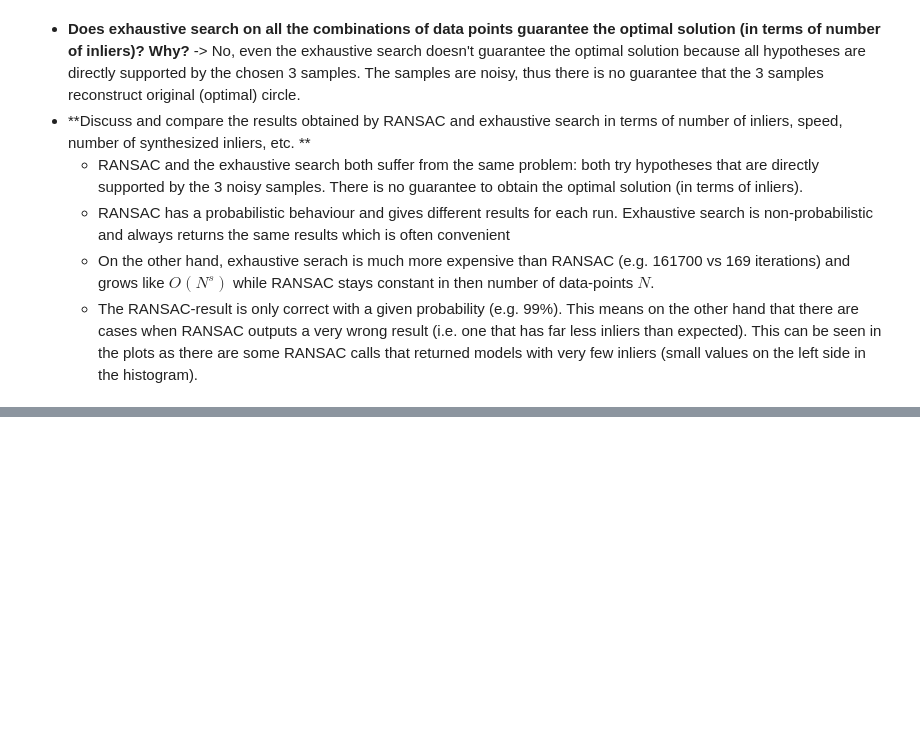
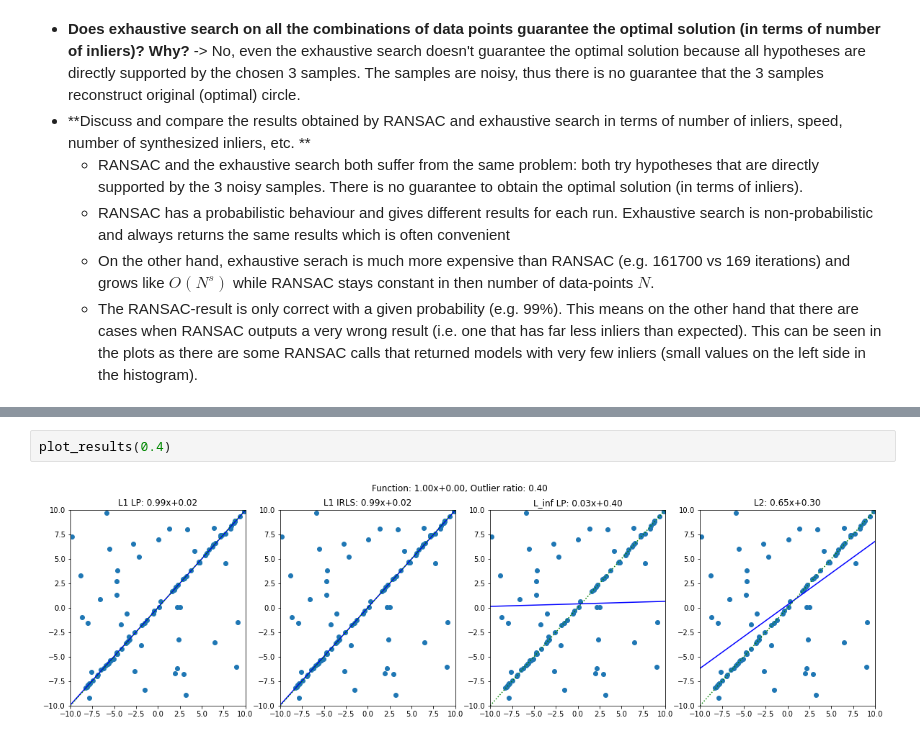
Before and after one commit to voigta/MathFoundFS21, a Jupyter notebook: exercise1.ipynb, the cells around one changed output, grey strips where cells are left out. Drawn from its saved outputs; the diff is of its cells as text; blank space fills up the shorter version.

```diff
--- a/exercise1.ipynb
+++ b/exercise1.ipynb
@@ -286,0 +429,4 @@ N*(N-1)*(N-2)/6 = 166661666700000.0
+# %%
+plot_results(0.4)
+# %% [output]
+[figure, added]
```
Also changed, not shown: parts of 16 cells of this notebook.
